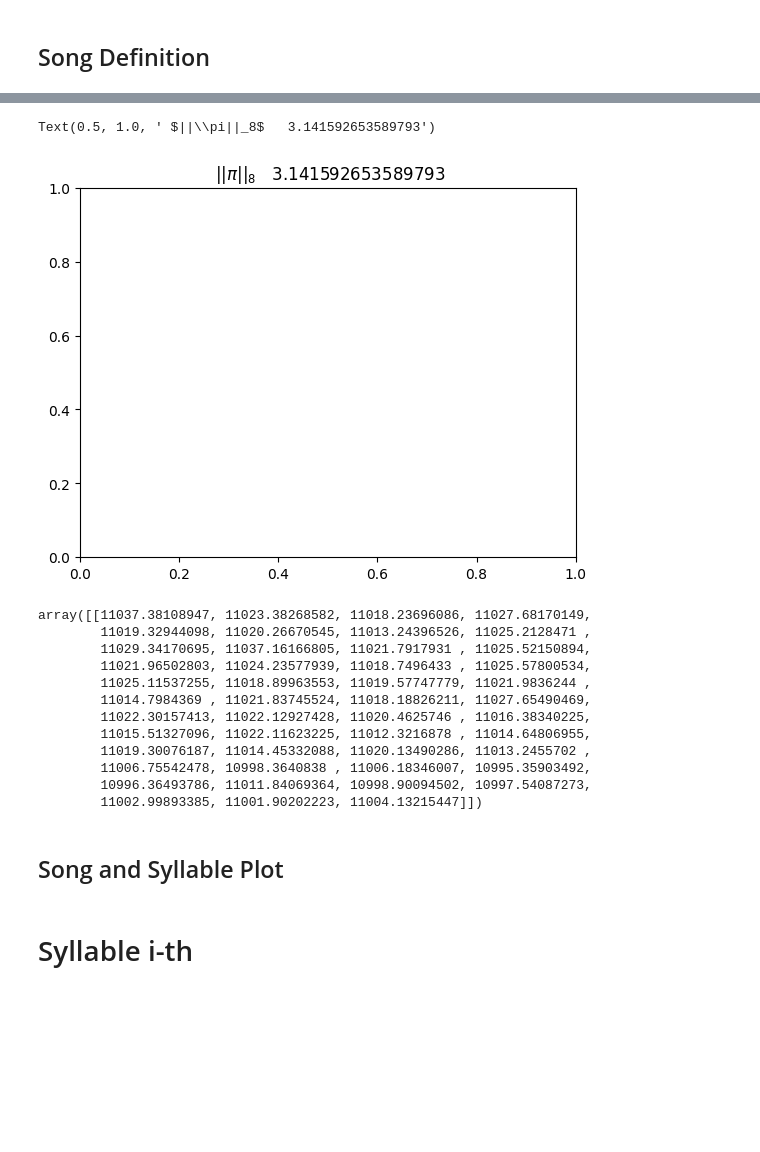
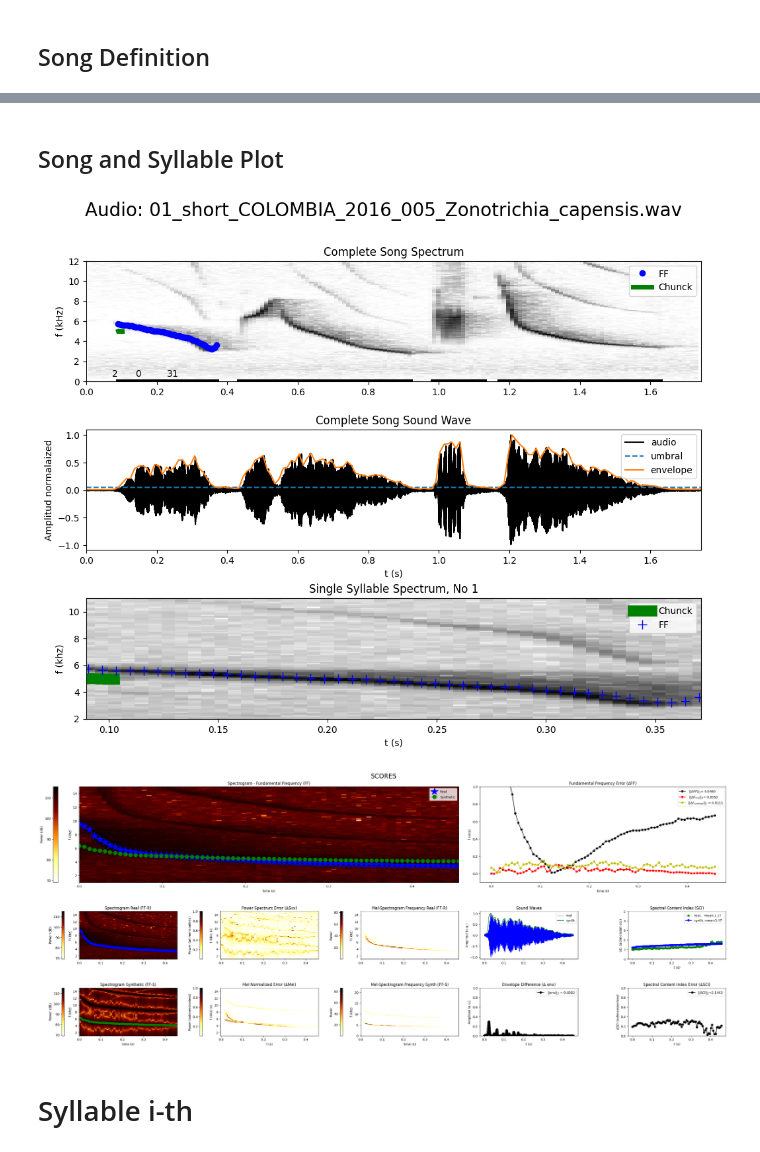
Before and after one commit to saguileran/birdsongs, a Jupyter notebook: BirdSongs.ipynb, the cells around one changed output, grey strips where cells are left out. Cells and saved outputs as stored; diff of their text form; code cells hidden in the pictures; blank space fills up the shorter version.

Commit message:
save figure option enable and primer results on png

```diff
--- a/BirdSongs.ipynb
+++ b/BirdSongs.ipynb
@@ -47,23 +60,3 @@ syllable.ord
-# %%
-plt.title(r" $||\pi||_{1}$   {0}".format(np.pi, str(8)))
-# %% [output]
-Text(0.5, 1.0, ' $||\\pi||_8$   3.141592653589793')
-[figure, removed]
-# %%
-syllable.centroid
-# %% [output]
-array([[11037.38108947, 11023.38268582, 11018.23696086, 11027.68170149,
-        11019.32944098, 11020.26670545, 11013.24396526, 11025.2128471 ,
-        11029.34170695, 11037.16166805, 11021.7917931 , 11025.52150894,
-        11021.96502803, 11024.23577939, 11018.7496433 , 11025.57800534,
-        11025.11537255, 11018.89963553, 11019.57747779, 11021.9836244 ,
-        11014.7984369 , 11021.83745524, 11018.18826211, 11027.65490469,
-        11022.30157413, 11022.12927428, 11020.4625746 , 11016.38340225,
-        11015.51327096, 11022.11623225, 11012.3216878 , 11014.64806955,
-        11019.30076187, 11014.45332088, 11020.13490286, 11013.2455702 ,
-        11006.75542478, 10998.3640838 , 11006.18346007, 10995.35903492,
-        10996.36493786, 11011.84069364, 10998.90094502, 10997.54087273,
-        11002.99893385, 11001.90202223, 11004.13215447]])
 # %%
 #numbers: energy, Ht, Hf, EAS, ECU, ECV, EPS, EPS_KURT, EPS_SKEW
 #vectors: rms, zcr, centroid, rolloff, rolloff_min, onset_env
@@ -77,7 +70,9 @@ array([[11037.38108947, 11023.38268582, 11018.23696086, 11027.68170149,
 # %% [markdown]
 ## Song and Syllable Plot
 # %%
-bird.Plot(True)
+bird.Plot(chunck_on=True, save=True)
+# %% [output]
+[figure, added]
 # %%
 no_syllable = 4
 syllable    = bird.Syllable(no_syllable)
@@ -86,3 +80,7 @@ syllable.Plot()
+# %%
+syllable.Plot(save=True)
+# %% [output]
+[figure, added]
 # %% [markdown]
 # Syllable i-th
 # %% [markdown]
```
Also changed, not shown: parts of 7 cells of this notebook, 5 other files.
